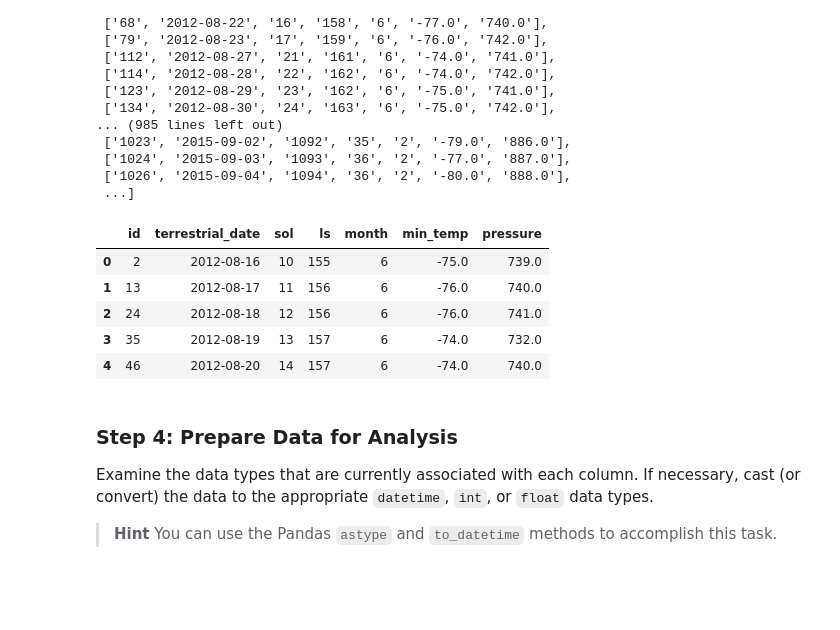
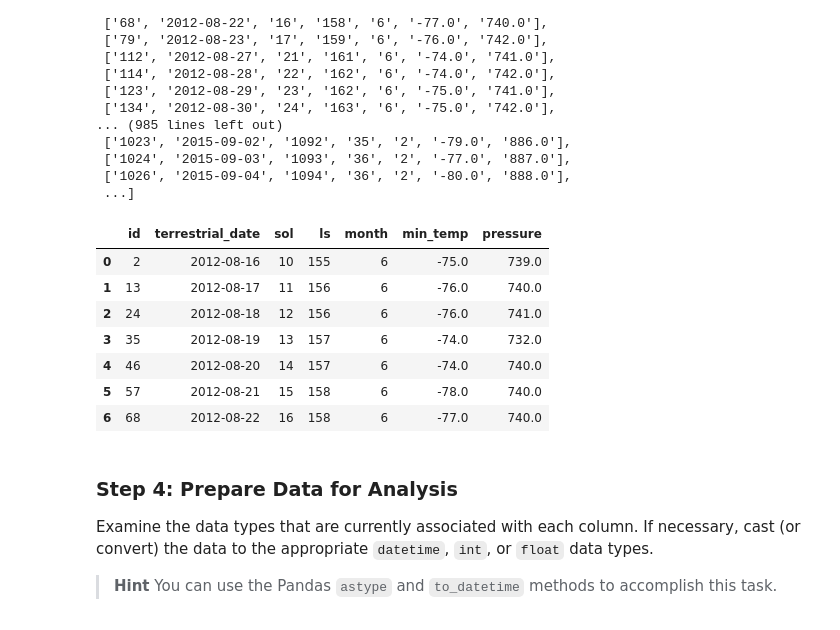
Before and after one commit to jnnfrwht14/Mdule11_webscrape, a Jupyter notebook: JWpart_2_mars_weather.ipynb, the cells around one changed output. Drawn from its saved outputs; the diff is of its cells as text; code cells hidden in the pictures; blank space fills up the shorter version.

```diff
--- a/JWpart_2_mars_weather.ipynb
+++ b/JWpart_2_mars_weather.ipynb
@@ -128,15 +128,19 @@ mars_data
  ...]
 # %%
 # Create a Pandas DataFrame by using the list of rows and a list of the column names
+mars_df = pd.DataFrame(mars_data, columns=['id', 'terrestrial_date', 'sol', 'ls', 'month', 'min_temp', 'pressure'])
 # %%
 # Confirm DataFrame was created successfully
+mars_df.head(7)
 # %% [output]
 |  | id | terrestrial_date | sol | ls | month | min_temp | pressure |
 | 0 | 2 | 2012-08-16 | 10 | 155 | 6 | -75.0 | 739.0 |
 | 1 | 13 | 2012-08-17 | 11 | 156 | 6 | -76.0 | 740.0 |
 | 2 | 24 | 2012-08-18 | 12 | 156 | 6 | -76.0 | 741.0 |
 | 3 | 35 | 2012-08-19 | 13 | 157 | 6 | -74.0 | 732.0 |
 | 4 | 46 | 2012-08-20 | 14 | 157 | 6 | -74.0 | 740.0 |
+| 5 | 57 | 2012-08-21 | 15 | 158 | 6 | -78.0 | 740.0 |
+| 6 | 68 | 2012-08-22 | 16 | 158 | 6 | -77.0 | 740.0 |
 # %% [markdown]
 ### Step 4: Prepare Data for Analysis
 
```
Also changed, not shown: parts of 4 cells of this notebook.
